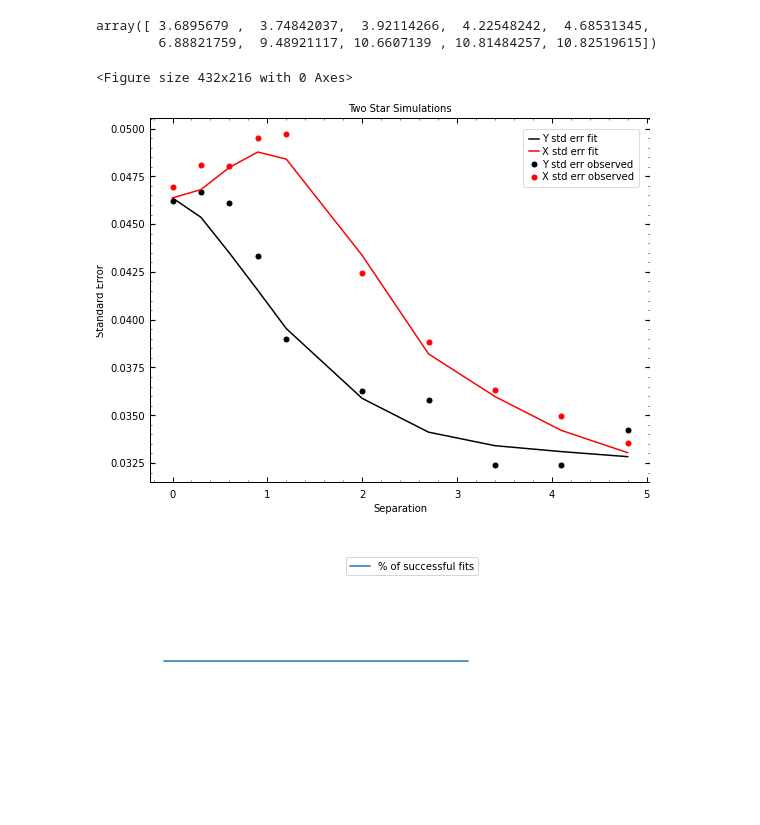
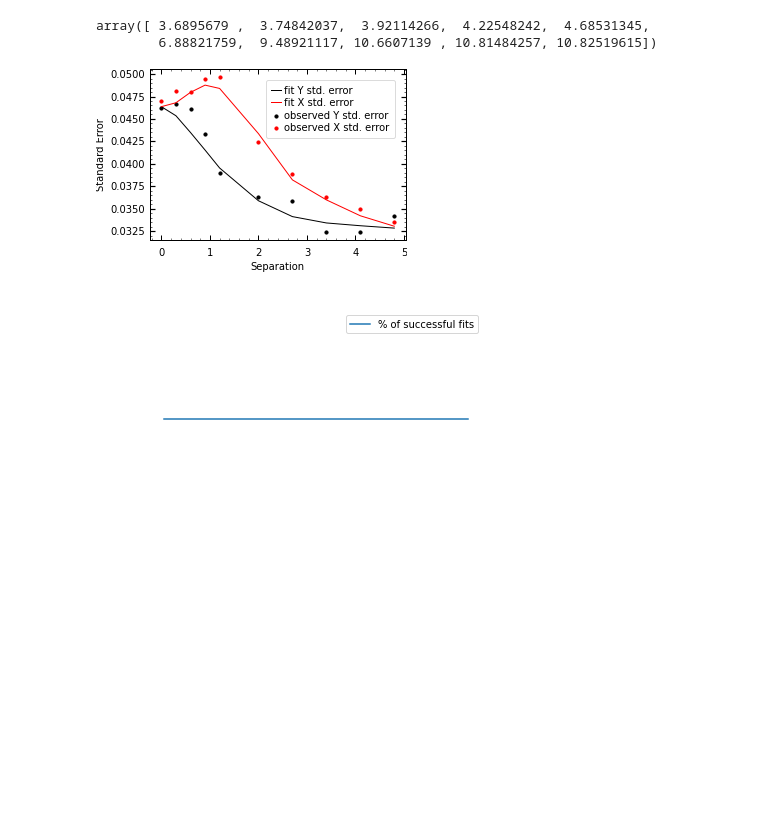
Before and after one commit to Higgins00/AstroResearch, a Jupyter notebook: Simulations.ipynb, the cells around one changed output. Saved outputs shown, nothing was run; the diff lists cells and outputs as text; code cells hidden in the pictures; blank space fills up the shorter version.

```diff
--- a/Simulations.ipynb
+++ b/Simulations.ipynb
@@ -505,13 +503,16 @@ from tqdm import tqdm_notebook
 import PRF
 # %%
 
-def Simulate_Random_Image(imageshape=(11,11),separation=None,backgroundnoise=0,star1flux = 1000,star2flux = 1000,star1pos=[5,5],relamp =.05 ):
+def Simulate_Random_Image(imageshape=(11,11),separation=None,backgroundnoise=0,star1flux = 1000,star2flux = 1000,star1pos=[5,5],relamps1 =[.05],relamps2 = [.05],freqs1 =[1],freqs2=[2] ):
     time = np.arange(1315)*1./48.#change back to 1315 for final sim
     freq1 = 1 #per day
     freq2 = 0 #per day
-    #relamp = .05
-    signal1 = relamp * np.sin(time*2*np.pi*freq1)
-    signal2 = .01 * np.sin(time*2*np.pi*freq2) #+ stats.norm.rvs(len(time))*.01
+    for i in np.arange(len(freqs1)):
+        signal1 += relamps1[i] * np.sin(time*2*np.pi*freqs1[i])
+    #signal1 = relamp * np.sin(time*2*np.pi*freq1)
+    for i in np.arange(len(freqs2)):
+        signal1 += relamps2[i] * np.sin(time*2*np.pi*freqs2[i])
+    #signal2 = .01 * np.sin(time*2*np.pi*freq2) #+ stats.norm.rvs(len(time))*.01
 
 
 
@@ -594,14 +595,16 @@ def Simulate_Random_Image(imageshape=(11,11),separation=None,backgroundnoise=0,s
 
     diction = {
         'stars':stars,
-        'Frequencystar1':freq1,
-        'Frequencystar2':freq2,
+        'Frequencystar1':freqs1,
+        'Frequencystar2':freqs2,
         'star1position':star1pos,
         'star2position':star2pos,
         'star1flux':star1flux,
         'star2flux':star2flux,
         'time':time,
         'imageshape':imageshape,
+        'relamps1':relamps1,
+        'relamps2':relamps2,
         'separation':separation
     }
     return diction
@@ -842,7 +855,7 @@ def centroid(image,heat_stamp,heatmap_error,frequencies):
 
         x = params['x']
         y = params['y']
-        sigma = params['sigma']
+        sigma = .75
 
 
 
@@ -871,7 +884,7 @@ def centroid(image,heat_stamp,heatmap_error,frequencies):
         params.add('height{0:d}'.format(i), value=np.max(heat_stamp[i]))
     params.add('x', value=c[1][0])#c[0])
     params.add('y', value=c[0][0])#c[1])
-    params.add('sigma', value=1)
+    #params.add('sigma', value=1)
 
     #Do the fit
     minner = Minimizer(residual, params, fcn_args=(heat_stamp, heatmap_error))
@@ -2028,44 +2041,41 @@ array([ 3.6895679 ,  3.74842037,  3.92114266,  4.22548242,  4.68531345,
         6.88821759,  9.48921117, 10.6607139 , 10.81484257, 10.82519615])
 # %%
 plt.style.use('./az-paper-twocol.mplstyle')
-plt.tight_layout()
-plt.figure(figsize=(8,6))
+plt.figure(figsize=(9*.5,6*.5))
 data = pd.read_csv('1000simulatedfits_centerposition_seeing75_2star_newmethod_fixedprf_equalflux.csv')
 x2 = np.append(np.arange(0,1.5,.3),np.arange(2,5.5,.7))
 y2=[]
 z2=[]
 
 y3= []
 z3= []
 aa=[]
 fails =[]
 
 for i in np.arange(0,len(x2)):
     outlier_mask = np.where(np.abs(data['amplitude error'][i*1000:(i+1)*1000]).values<.2)
     sim_std = np.std(data['y fit star 1'][i*1000:(i+1)*1000].values[outlier_mask])
     fit_std = np.mean(data['y stderr'][i*1000:(i+1)*1000].values[outlier_mask])
     y2.extend([sim_std])
     z2.extend([fit_std])
     sim_std1 = np.std(data['x fit star 1'][i*1000:(i+1)*1000].values[outlier_mask])
     fit_std1 = np.mean(data['x stderr'][i*1000:(i+1)*1000].values[outlier_mask])
     y3.extend([sim_std1])
     z3.extend([fit_std1])
     fails.extend([len(outlier_mask[0])])
 
-plt.scatter(x2,y2[::-1],label = 'Y std err observed')
-plt.scatter(x2,y3[::-1],label = 'X std err observed',c='r')
+plt.scatter(x2,y2[::-1],label = 'observed Y std. error',s=10)
+plt.scatter(x2,y3[::-1],label = 'observed X std. error',c='r',s=10)
 
-plt.plot(x2,z2[::-1],label = 'Y std err fit')
-plt.plot(x2,z3[::-1],label = 'X std err fit',c='r')
-
-plt.legend(fontsize='medium')
-plt.title('Two Star Simulations')
-plt.xlabel('Separation')
-plt.ylabel('Standard Error')
-plt.savefig('twostar_slides.png')
+plt.plot(x2,z2[::-1],label = 'fit Y std. error ',linewidth=1)
+plt.plot(x2,z3[::-1],label = 'fit X std. error ',c='r',linewidth=1)
+plt.legend(fontsize=10)
+plt.xlabel('Separation',fontsize=10)
+plt.ylabel('Standard Error',fontsize=10)
+plt.tight_layout()
+plt.savefig('twostar_slides.pdf',dpi=400)
 # %% [output]
-<Figure size 432x216 with 0 Axes>
-[figure, old version]
+[figure, new version]
 # %%
 plt.plot(x2,np.asarray(fails[::-1])/1000,label = r'% of successful fits')
 
```
Also changed, not shown: parts of 17 cells of this notebook, 6 other files.
